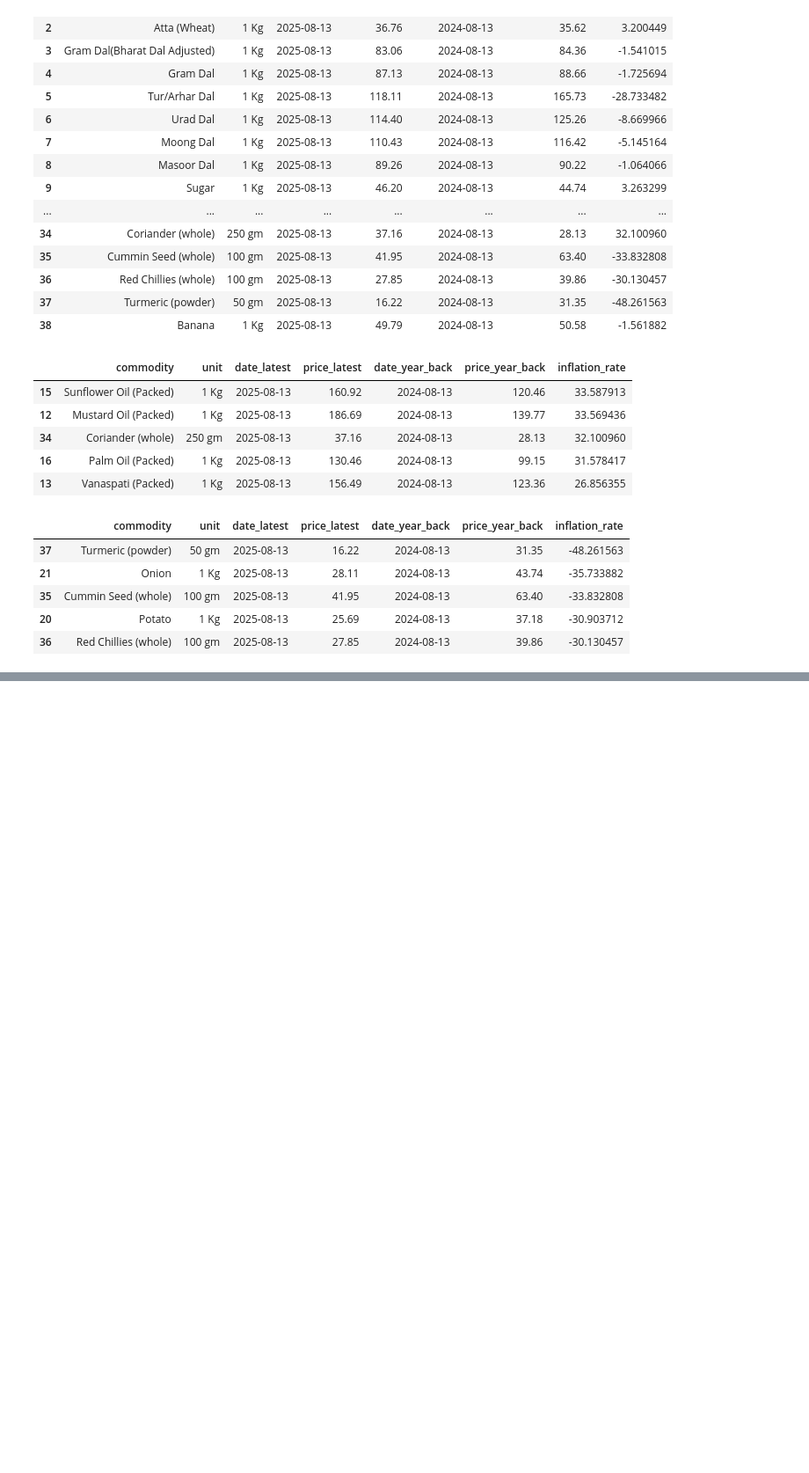
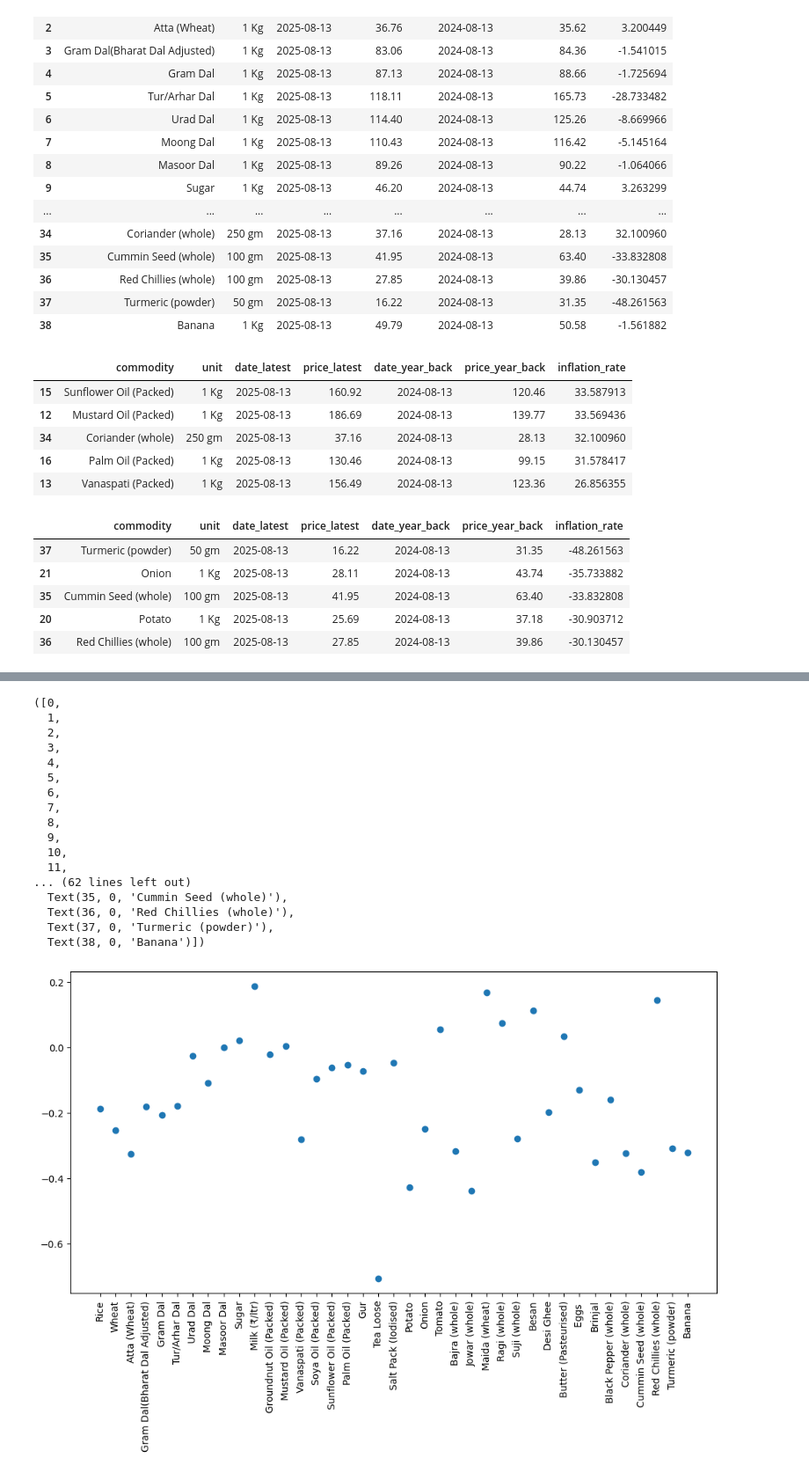
Before and after one commit to ilihas786/Local-Commodity-Price-Tracker, a Jupyter notebook: notebooks/inflation_trend.ipynb, the cells around one changed output, grey strips where cells are left out. Shown: that part at 88% size. Drawn from its saved outputs; the diff is of its cells as text; code cells hidden in the pictures; blank space fills up the shorter version.

```diff
--- a/notebooks/inflation_trend.ipynb
+++ b/notebooks/inflation_trend.ipynb
@@ -139,0 +243,23 @@ plt.show()
+# %%
+plt.figure(figsize=(12, 6))
+plt.scatter(inflation_df['commodity'], inflation_df['inflation_rate'])
+plt.xticks(rotation=90)
+# %% [output]
+([0,
+  1,
+  2,
+  3,
+  4,
+  5,
+  6,
+  7,
+  8,
+  9,
+  10,
+  11,
+... (62 lines left out)
+  Text(35, 0, 'Cummin Seed (whole)'),
+  Text(36, 0, 'Red Chillies (whole)'),
+  Text(37, 0, 'Turmeric (powder)'),
+  Text(38, 0, 'Banana')])
+[figure, added]
```
Also changed, not shown: parts of 10 cells of this notebook.
